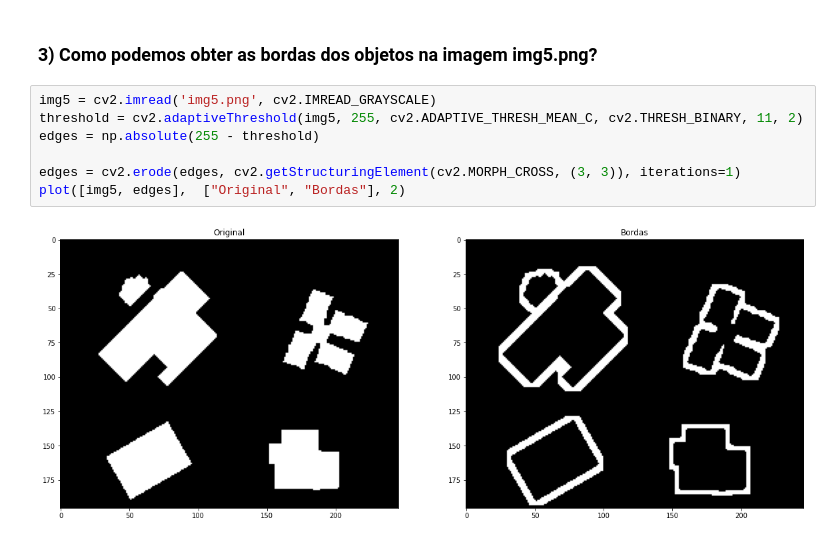
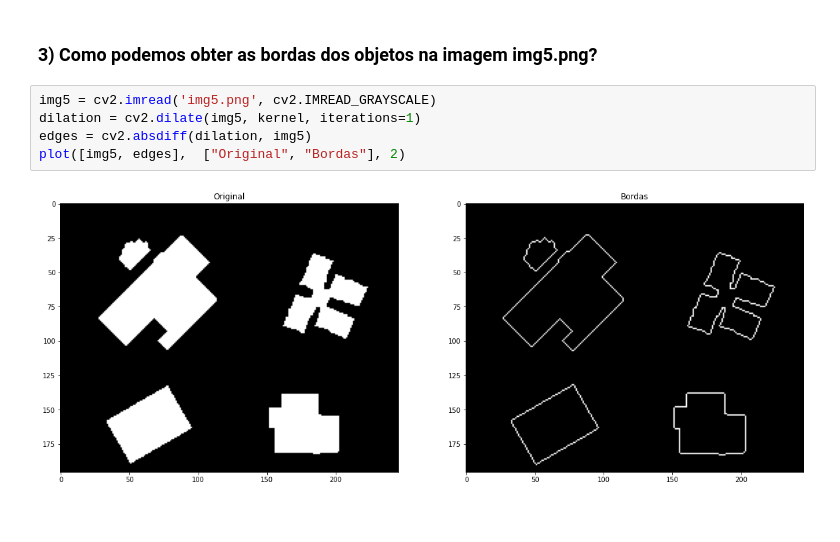
Before and after one commit to souzjfe/ProcessamentoDeImagens, a Jupyter notebook: AULA12_MorfologiaMatematica/Exercícios.ipynb, the cells around one changed output. Drawn from its saved outputs; the diff is of its cells as text.

```diff
--- a/AULA12_MorfologiaMatematica/Exercícios.ipynb
+++ b/AULA12_MorfologiaMatematica/Exercícios.ipynb
@@ -139,10 +139,8 @@ plot([img4, closing],  ["Original", "Fechamento"], 2)
 ### 3) Como podemos obter as bordas dos objetos na imagem img5.png?
 # %%
 img5 = cv2.imread('img5.png', cv2.IMREAD_GRAYSCALE)
-threshold = cv2.adaptiveThreshold(img5, 255, cv2.ADAPTIVE_THRESH_MEAN_C, cv2.THRESH_BINARY, 11, 2)
-edges = np.absolute(255 - threshold)
-
-edges = cv2.erode(edges, cv2.getStructuringElement(cv2.MORPH_CROSS, (3, 3)), iterations=1)
+dilation = cv2.dilate(img5, kernel, iterations=1)
+edges = cv2.absdiff(dilation, img5)
 plot([img5, edges],  ["Original", "Bordas"], 2)
 # %% [output]
-[figure, old version]
+[figure, new version]
```
Also changed, not shown: parts of 2 cells of this notebook.
